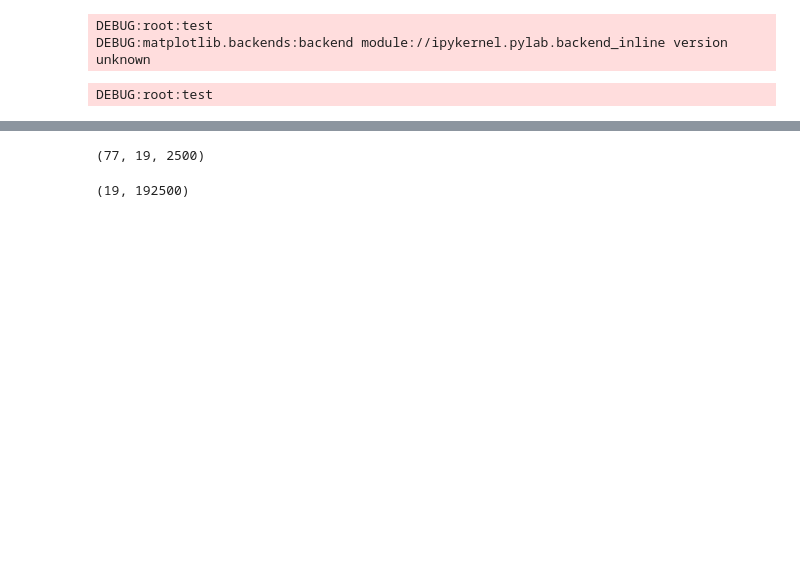
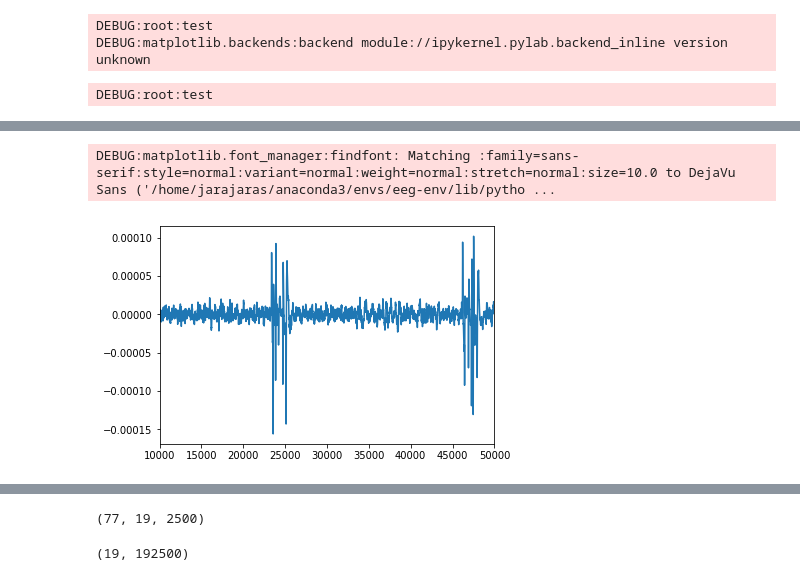
Before and after one commit to cjotade/dynamicinfo-eeg, a Jupyter notebook: src/Preprocessing.ipynb, the cells around one changed output, grey strips where cells are left out. Saved outputs shown, nothing was run; the diff lists cells and outputs as text; code cells hidden in the pictures; blank space fills up the shorter version.

```diff
--- a/src/Preprocessing.ipynb
+++ b/src/Preprocessing.ipynb
@@ -56,3 +58,11 @@ Designing a one-pass, zero-phase, non-causal bandpass filter:
+# %%
+virtual_channel = create_virtual_channel(raw_filtered, ["Fp1", "Fp2"])
+plt.plot(virtual_channel)
+plt.xlim(10000, 50000)
+plt.show()
+# %% [output]
+DEBUG:matplotlib.font_manager:findfont: Matching :family=sans-serif:style=normal:variant=normal:weight=normal:stretch=normal:size=10.0 to DejaVu Sans ('/home/jarajaras/anaconda3/envs/eeg-env/lib/pytho ...
+[figure, added]
 # %%
 #raw.plot(title = "Raw")
 #raw_filtered.plot(title = "Raw Filtered")
```
Also changed, not shown: parts of 9 cells of this notebook.
